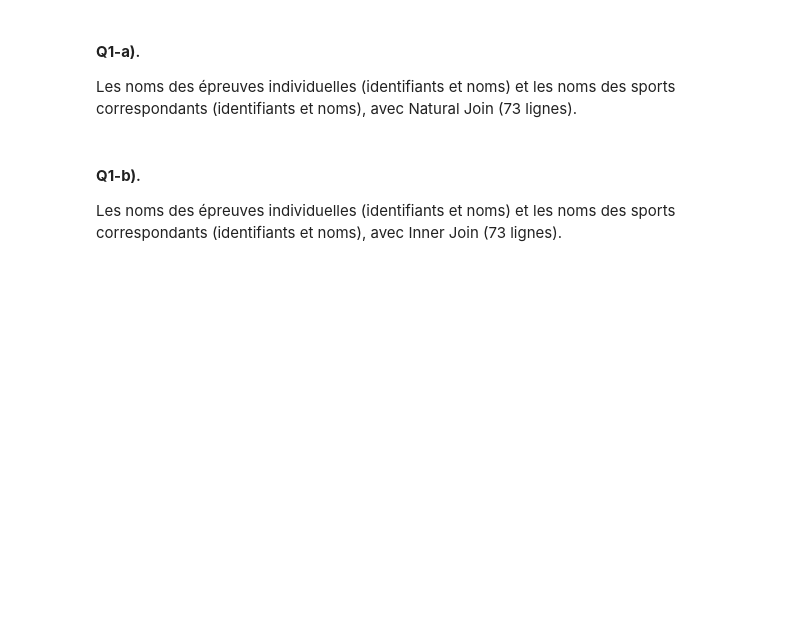
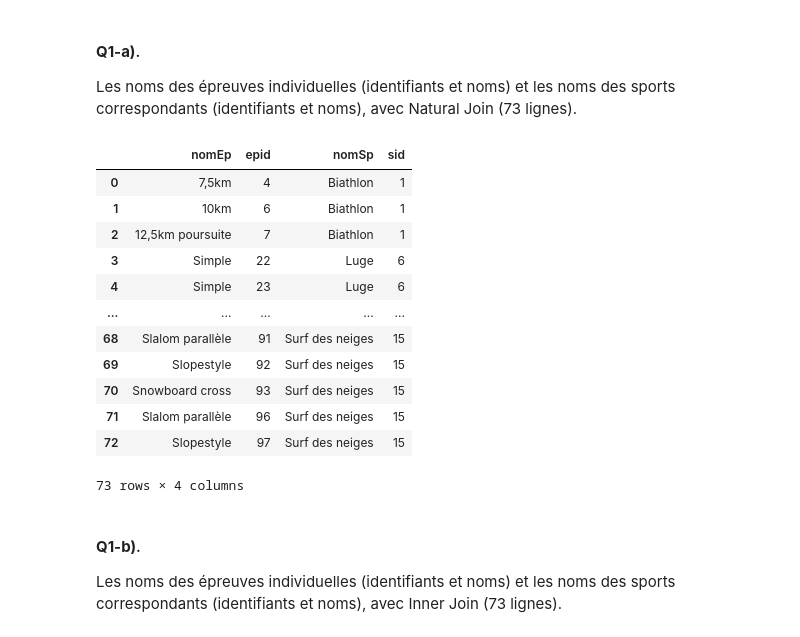
Before and after one commit to A-Aboo/UL2IN0019, a Jupyter notebook: TME 8 Compléments SQL-20260423/TD_TP_8_ETUDIANTS.ipynb, the cells around one changed output. Drawn from its saved outputs; the diff is of its cells as text; code cells hidden in the pictures; blank space fills up the shorter version.

```diff
--- a/TME 8 Compléments SQL-20260423/TD_TP_8_ETUDIANTS.ipynb
+++ b/TME 8 Compléments SQL-20260423/TD_TP_8_ETUDIANTS.ipynb
@@ -644,10 +644,25 @@ Ce TME utilise les données contenues dans le fichier **bd_jo_v2_duck.sql**
 Les noms des épreuves individuelles (identifiants et noms) et les noms des sports correspondants (identifiants et noms), avec Natural Join (73 lignes).
 # %%
 query="""
-
+select distinct e.nomep, e.epid,s.nomsp , s.sid
+from rangindividuel r natural join epreuve e natural join sport s
 """
 
 db.execute(query).df()
+# %% [output]
+|  | nomEp | epid | nomSp | sid |
+| 0 | 7,5km | 4 | Biathlon | 1 |
+| 1 | 10km | 6 | Biathlon | 1 |
+| 2 | 12,5km poursuite | 7 | Biathlon | 1 |
+| 3 | Simple | 22 | Luge | 6 |
+| 4 | Simple | 23 | Luge | 6 |
+| ... | ... | ... | ... | ... |
+| 68 | Slalom parallèle | 91 | Surf des neiges | 15 |
+| 69 | Slopestyle | 92 | Surf des neiges | 15 |
+| 70 | Snowboard cross | 93 | Surf des neiges | 15 |
+| 71 | Slalom parallèle | 96 | Surf des neiges | 15 |
+| 72 | Slopestyle | 97 | Surf des neiges | 15 |
+73 rows × 4 columns
 # %% [markdown]
 #### **Q1-b)**.
 Les noms des épreuves individuelles (identifiants et noms) et les noms des sports correspondants (identifiants et noms), avec Inner Join (73 lignes).
```
Also changed, not shown: parts of 9 cells of this notebook.
